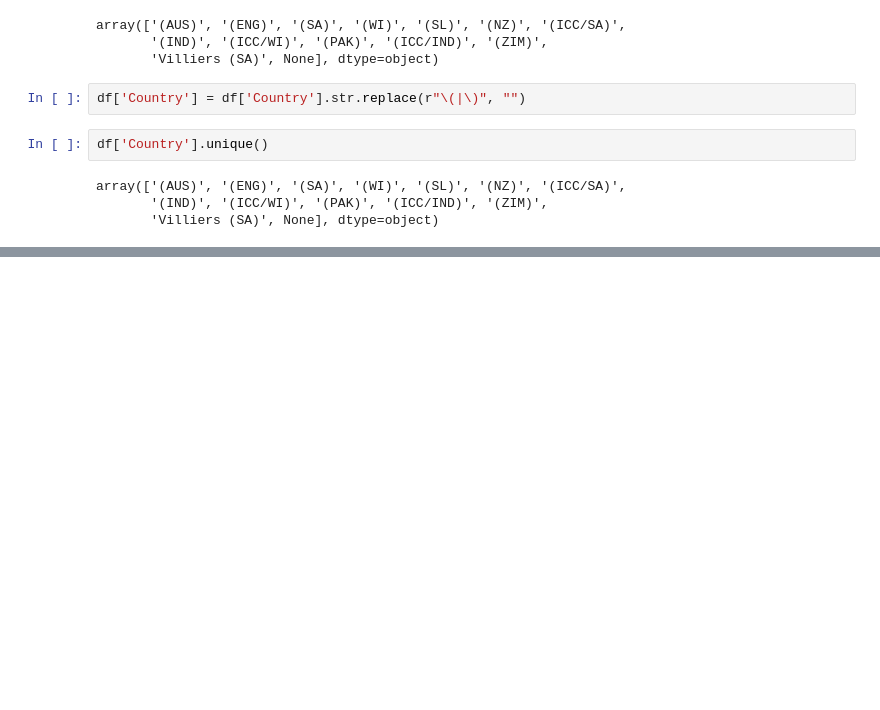
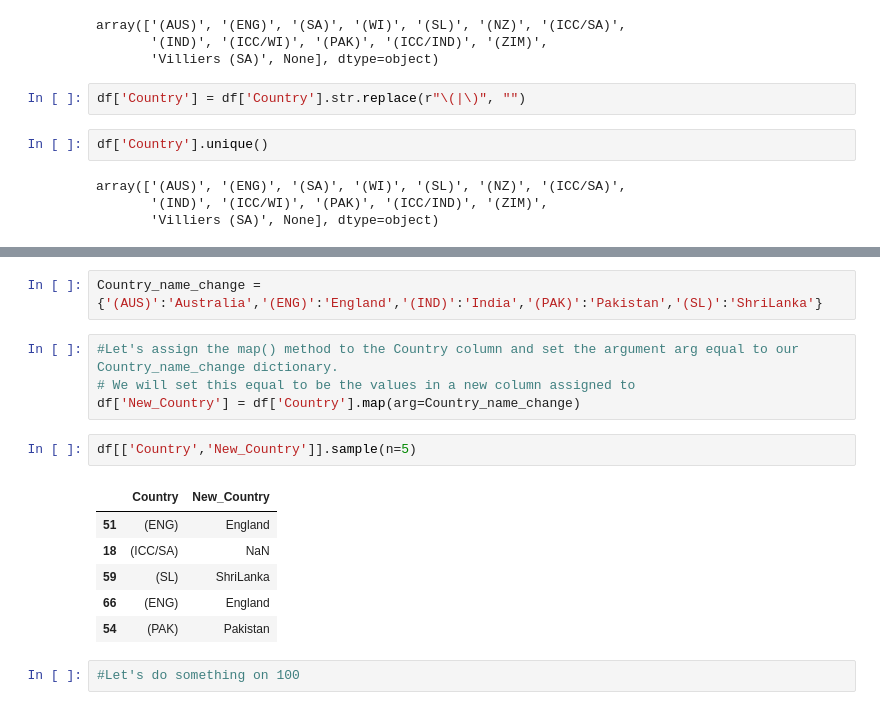
Before and after one commit to itiksha/Python-Data-Analysis-Project, a Jupyter notebook: Py-Project2-Cricket/CricketMatch.ipynb, the cells around one changed output, grey strips where cells are left out. Cells and saved outputs as stored; diff of their text form; blank space fills up the shorter version.

```diff
--- a/Py-Project2-Cricket/CricketMatch.ipynb
+++ b/Py-Project2-Cricket/CricketMatch.ipynb
@@ -386,0 +410,17 @@ array(['(AUS)', '(ENG)', '(SA)', '(WI)', '(SL)', '(NZ)', '(ICC/SA)',
+# %%
+Country_name_change = {'(AUS)':'Australia','(ENG)':'England','(IND)':'India','(PAK)':'Pakistan','(SL)':'ShriLanka'}
+# %%
+#Let's assign the map() method to the Country column and set the argument arg equal to our Country_name_change dictionary.
+# We will set this equal to be the values in a new column assigned to
+df['New_Country'] = df['Country'].map(arg=Country_name_change)
+# %%
+df[['Country','New_Country']].sample(n=5)
+# %% [output]
+|  | Country | New_Country |
+| 51 | (ENG) | England |
+| 18 | (ICC/SA) | NaN |
+| 59 | (SL) | ShriLanka |
+| 66 | (ENG) | England |
+| 54 | (PAK) | Pakistan |
+# %%
+#Let's do something on 100
```
Also changed, not shown: parts of 7 cells of this notebook.
